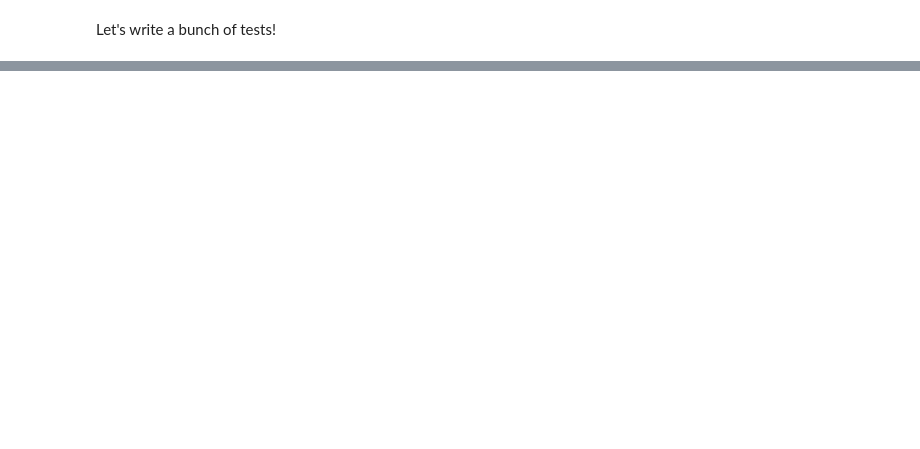
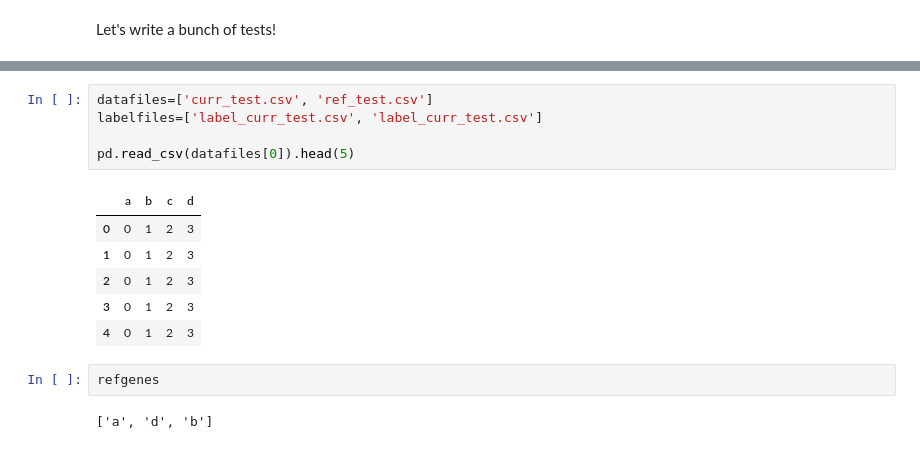
Before and after one commit to jlehrer1/comparative-organoids, a Jupyter notebook: notebooks/clean_sample_test.ipynb, the cells around one changed output, grey strips where cells are left out. Drawn from its saved outputs; the diff is of its cells as text; blank space fills up the shorter version.

```diff
--- a/notebooks/clean_sample_test.ipynb
+++ b/notebooks/clean_sample_test.ipynb
@@ -54,0 +105,16 @@ assert all(res == np.array([1,2,3,4]))
+# %%
+datafiles=['curr_test.csv', 'ref_test.csv']
+labelfiles=['label_curr_test.csv', 'label_curr_test.csv']
+
+pd.read_csv(datafiles[0]).head(5)
+# %% [output]
+|  | a | b | c | d |
+| 0 | 0 | 1 | 2 | 3 |
+| 1 | 0 | 1 | 2 | 3 |
+| 2 | 0 | 1 | 2 | 3 |
+| 3 | 0 | 1 | 2 | 3 |
+| 4 | 0 | 1 | 2 | 3 |
+# %%
+refgenes
+# %% [output]
+['a', 'd', 'b']
```
Also changed, not shown: parts of 14 cells of this notebook, 6 other files.
